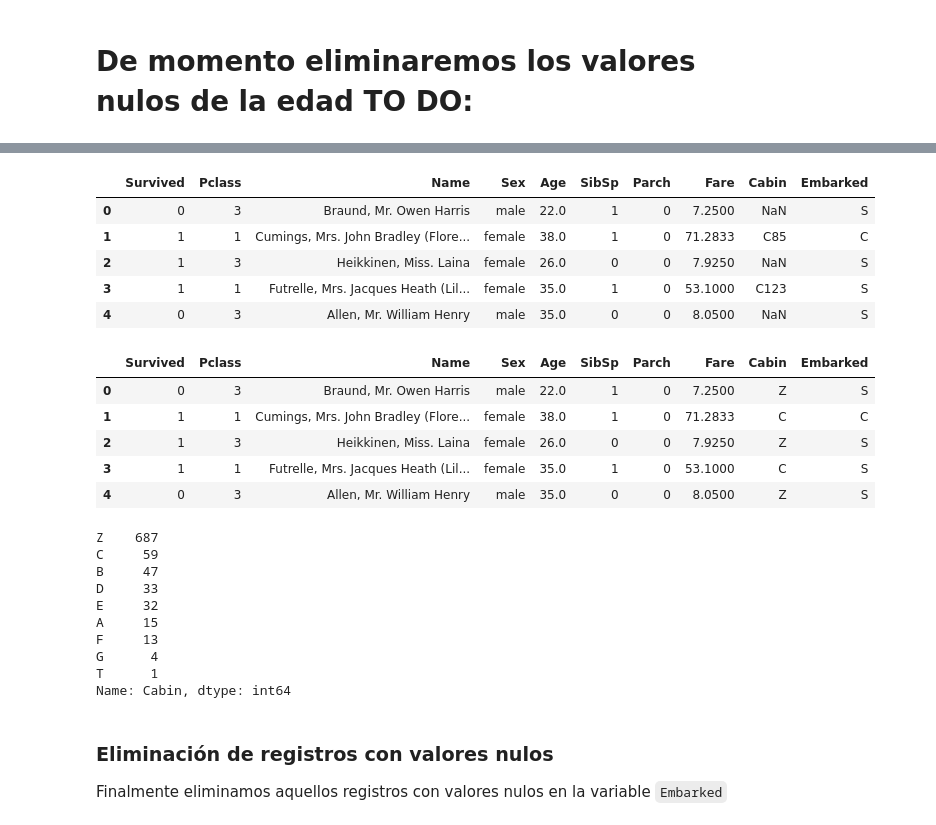
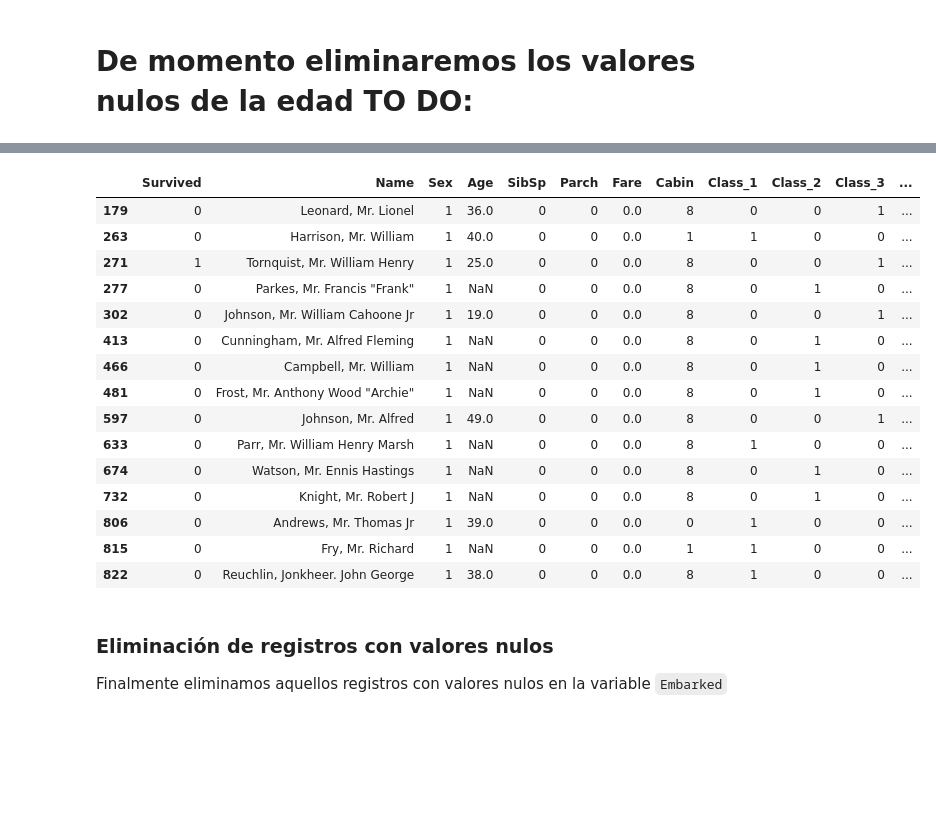
Before and after one commit to LedesmaIker18/Reto_Titanic, a Jupyter notebook: Análisis exploratorio.ipynb, the cells around one changed output, grey strips where cells are left out. Drawn from its saved outputs; the diff is of its cells as text; code cells hidden in the pictures; blank space fills up the shorter version.

```diff
--- a/Análisis exploratorio.ipynb
+++ b/Análisis exploratorio.ipynb
@@ -214,9 +333,0 @@ dtype: int64
-# %%
-titanic.head()
-# %% [output]
-|  | Survived | Pclass | Name | Sex | Age | SibSp | Parch | Fare | Cabin | Embarked |
-| 0 | 0 | 3 | Braund, Mr. Owen Harris | male | 22.0 | 1 | 0 | 7.2500 | NaN | S |
-| 1 | 1 | 1 | Cumings, Mrs. John Bradley (Flore... | female | 38.0 | 1 | 0 | 71.2833 | C85 | C |
-| 2 | 1 | 3 | Heikkinen, Miss. Laina | female | 26.0 | 0 | 0 | 7.9250 | NaN | S |
-| 3 | 1 | 1 | Futrelle, Mrs. Jacques Heath (Lil... | female | 35.0 | 1 | 0 | 53.1000 | C123 | S |
-| 4 | 0 | 3 | Allen, Mr. William Henry | male | 35.0 | 0 | 0 | 8.0500 | NaN | S |
@@ -229,26 +334,24 @@ for i in titanic['Cabin']:
-# %%
-titanic['Cabin'] = sections
-titanic.head()
-# %% [output]
-|  | Survived | Pclass | Name | Sex | Age | SibSp | Parch | Fare | Cabin | Embarked |
-| 0 | 0 | 3 | Braund, Mr. Owen Harris | male | 22.0 | 1 | 0 | 7.2500 | Z | S |
-| 1 | 1 | 1 | Cumings, Mrs. John Bradley (Flore... | female | 38.0 | 1 | 0 | 71.2833 | C | C |
-| 2 | 1 | 3 | Heikkinen, Miss. Laina | female | 26.0 | 0 | 0 | 7.9250 | Z | S |
-| 3 | 1 | 1 | Futrelle, Mrs. Jacques Heath (Lil... | female | 35.0 | 1 | 0 | 53.1000 | C | S |
-| 4 | 0 | 3 | Allen, Mr. William Henry | male | 35.0 | 0 | 0 | 8.0500 | Z | S |
-# %%
-titanic['Cabin'].value_counts()
-# %% [output]
-Z    687
-C     59
-B     47
-D     33
-E     32
-A     15
-F     13
-G      4
-T      1
-Name: Cabin, dtype: int64
+# %%
+## En el análisis descriptivo de los datos se muestra que el valor mínimo de la variable es 0, por lo que se analizarán
+## dichos registros
+titanic.loc[titanic['Fare'] == 0]
+# %% [output]
+|  | Survived | Name | Sex | Age | SibSp | Parch | Fare | Cabin | Class_1 | Class_2 | Class_3 | ... |
+| 179 | 0 | Leonard, Mr. Lionel | 1 | 36.0 | 0 | 0 | 0.0 | 8 | 0 | 0 | 1 | ... |
+| 263 | 0 | Harrison, Mr. William | 1 | 40.0 | 0 | 0 | 0.0 | 1 | 1 | 0 | 0 | ... |
+| 271 | 1 | Tornquist, Mr. William Henry | 1 | 25.0 | 0 | 0 | 0.0 | 8 | 0 | 0 | 1 | ... |
+| 277 | 0 | Parkes, Mr. Francis "Frank" | 1 | NaN | 0 | 0 | 0.0 | 8 | 0 | 1 | 0 | ... |
+| 302 | 0 | Johnson, Mr. William Cahoone Jr | 1 | 19.0 | 0 | 0 | 0.0 | 8 | 0 | 0 | 1 | ... |
+| 413 | 0 | Cunningham, Mr. Alfred Fleming | 1 | NaN | 0 | 0 | 0.0 | 8 | 0 | 1 | 0 | ... |
+| 466 | 0 | Campbell, Mr. William | 1 | NaN | 0 | 0 | 0.0 | 8 | 0 | 1 | 0 | ... |
+| 481 | 0 | Frost, Mr. Anthony Wood "Archie" | 1 | NaN | 0 | 0 | 0.0 | 8 | 0 | 1 | 0 | ... |
+| 597 | 0 | Johnson, Mr. Alfred | 1 | 49.0 | 0 | 0 | 0.0 | 8 | 0 | 0 | 1 | ... |
+| 633 | 0 | Parr, Mr. William Henry Marsh | 1 | NaN | 0 | 0 | 0.0 | 8 | 1 | 0 | 0 | ... |
+| 674 | 0 | Watson, Mr. Ennis Hastings | 1 | NaN | 0 | 0 | 0.0 | 8 | 0 | 1 | 0 | ... |
+| 732 | 0 | Knight, Mr. Robert J | 1 | NaN | 0 | 0 | 0.0 | 8 | 0 | 1 | 0 | ... |
+| 806 | 0 | Andrews, Mr. Thomas Jr | 1 | 39.0 | 0 | 0 | 0.0 | 0 | 1 | 0 | 0 | ... |
+| 815 | 0 | Fry, Mr. Richard | 1 | NaN | 0 | 0 | 0.0 | 1 | 1 | 0 | 0 | ... |
+| 822 | 0 | Reuchlin, Jonkheer. John George | 1 | 38.0 | 0 | 0 | 0.0 | 8 | 1 | 0 | 0 | ... |
 # %% [markdown]
 ### Eliminación de registros con valores nulos
 Finalmente eliminamos aquellos registros con valores nulos en la variable `Embarked`
```
Also changed, not shown: parts of 129 cells of this notebook.
